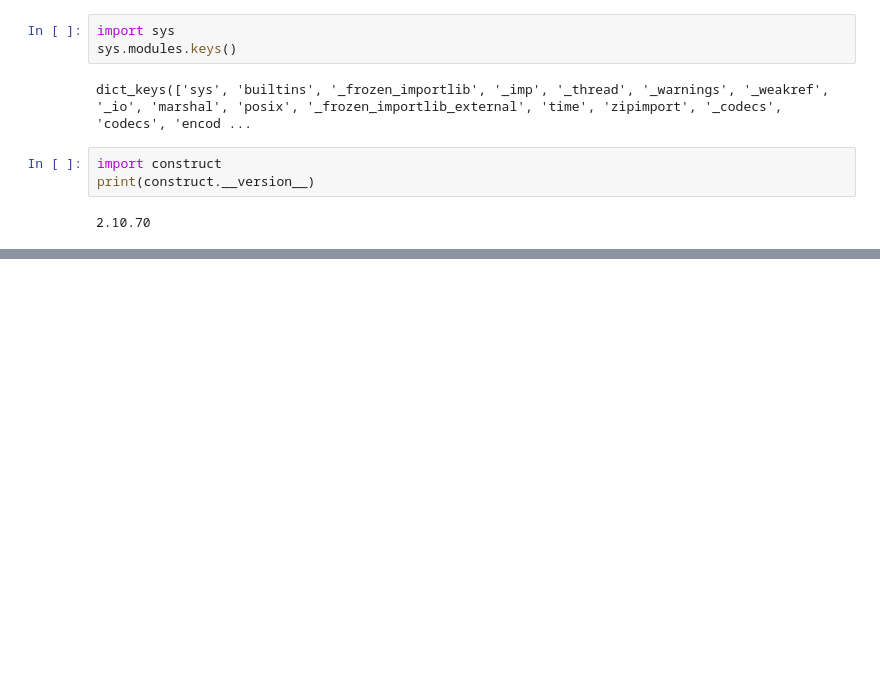
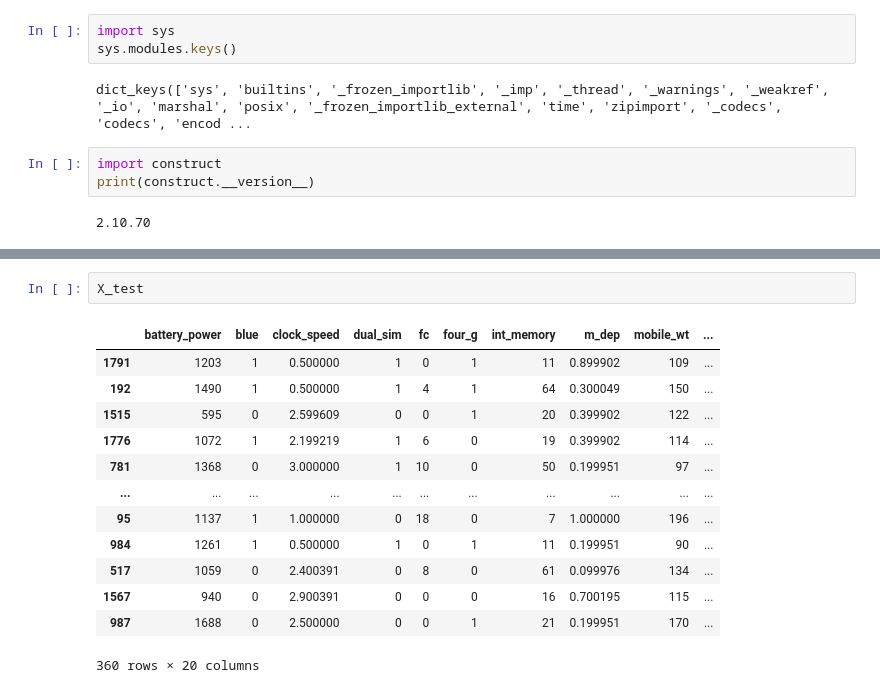
Before and after one commit to d1alekt1k8/rep_iis_lab1, a Jupyter notebook: research/research.ipynb, the cells around one changed output, grey strips where cells are left out. Saved outputs shown, nothing was run; the diff lists cells and outputs as text; blank space fills up the shorter version.

```diff
--- a/research/research.ipynb
+++ b/research/research.ipynb
@@ -449,0 +597,16 @@ ImportError: Numba needs NumPy 2.0 or less. Got NumPy 2.1.
+# %%
+X_test
+# %% [output]
+|  | battery_power | blue | clock_speed | dual_sim | fc | four_g | int_memory | m_dep | mobile_wt | ... |
+| 1791 | 1203 | 1 | 0.500000 | 1 | 0 | 1 | 11 | 0.899902 | 109 | ... |
+| 192 | 1490 | 1 | 0.500000 | 1 | 4 | 1 | 64 | 0.300049 | 150 | ... |
+| 1515 | 595 | 0 | 2.599609 | 0 | 0 | 1 | 20 | 0.399902 | 122 | ... |
+| 1776 | 1072 | 1 | 2.199219 | 1 | 6 | 0 | 19 | 0.399902 | 114 | ... |
+| 781 | 1368 | 0 | 3.000000 | 1 | 10 | 0 | 50 | 0.199951 | 97 | ... |
+| ... | ... | ... | ... | ... | ... | ... | ... | ... | ... | ... |
+| 95 | 1137 | 1 | 1.000000 | 0 | 18 | 0 | 7 | 1.000000 | 196 | ... |
+| 984 | 1261 | 1 | 0.500000 | 1 | 0 | 1 | 11 | 0.199951 | 90 | ... |
+| 517 | 1059 | 0 | 2.400391 | 0 | 8 | 0 | 61 | 0.099976 | 134 | ... |
+| 1567 | 940 | 0 | 2.900391 | 0 | 0 | 0 | 16 | 0.700195 | 115 | ... |
+| 987 | 1688 | 0 | 2.500000 | 0 | 0 | 1 | 21 | 0.199951 | 170 | ... |
+360 rows × 20 columns
```
Also changed, not shown: parts of 40 cells of this notebook, 3 other files.
